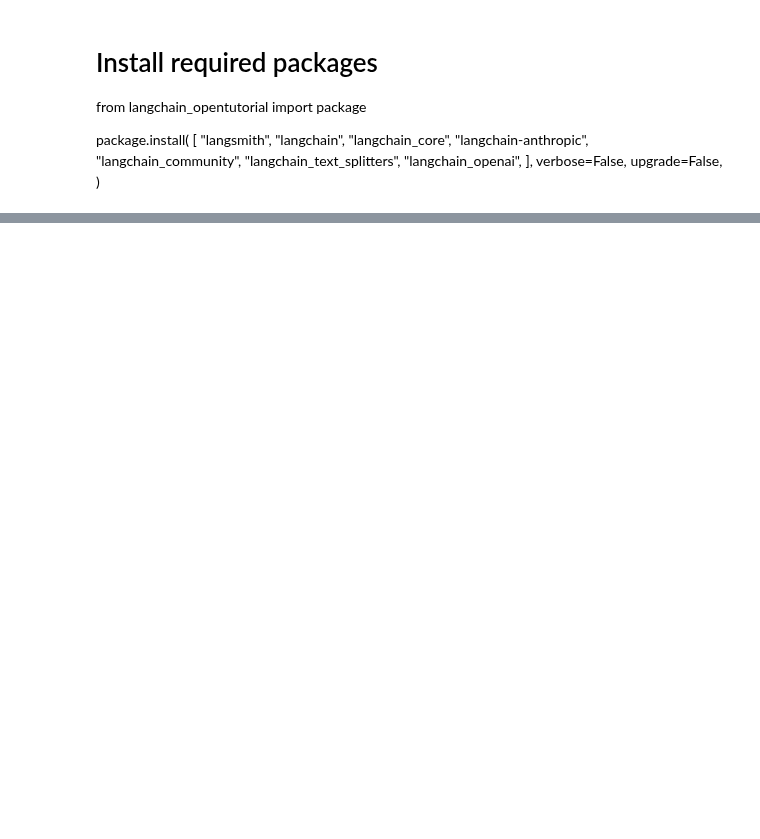
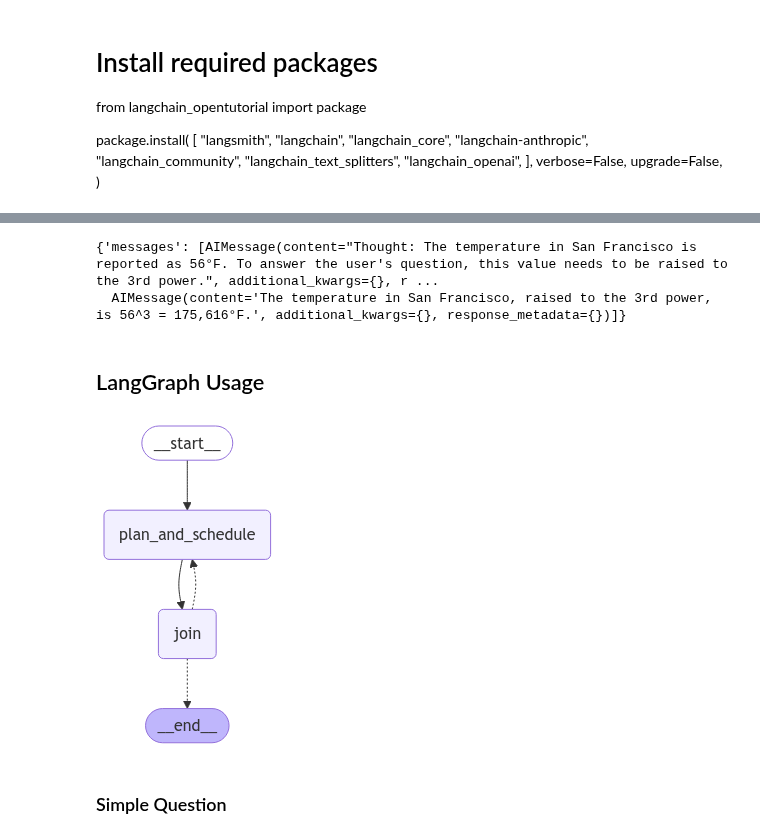
Before and after one commit to syshin0116/Study, a Jupyter notebook: MLDL/LangChain/LangGraph/15-CoT-basedSmartWebSearch.ipynb, the cells around one changed output, grey strips where cells are left out. Saved outputs shown, nothing was run; the diff lists cells and outputs as text; code cells hidden in the pictures; blank space fills up the shorter version.

```diff
--- a/MLDL/LangChain/LangGraph/15-CoT-basedSmartWebSearch.ipynb
+++ b/MLDL/LangChain/LangGraph/15-CoT-basedSmartWebSearch.ipynb
@@ -76,0 +463,4 @@ if not load_dotenv():
+# %%
+llm = ChatOpenAI(model="gpt-4o")
+# This is the primary "agent" in our application
+planner = create_planner(llm, tools, prompt)
@@ -76,0 +718,27 @@ if not load_dotenv():
+# %%
+def _parse_joiner_output(decision: JoinOutputs) -> List[BaseMessage]:
+    response = [AIMessage(content=f"Thought: {decision.thought}")]
+    if isinstance(decision.action, Replan):
+        return {
+            "messages": response
+            + [
+                SystemMessage(
+                    content=f"Context from last attempt: {decision.action.feedback}"
+                )
+            ]
+        }
+    else:
+        return {"messages": response + [AIMessage(content=decision.action.response)]}
+
+
+def select_recent_messages(state) -> dict:
+    messages = state["messages"]
+    selected = []
+    for msg in messages[::-1]:
+        selected.append(msg)
+        if isinstance(msg, HumanMessage):
+            break
+    return {"messages": selected[::-1]}
+
+
+joiner = select_recent_messages | runnable | _parse_joiner_output
@@ -76,0 +747,7 @@ if not load_dotenv():
+# %%
+joiner.invoke({"messages": input_messages})
+# %% [output]
+{'messages': [AIMessage(content="Thought: The temperature in San Francisco is reported as 56°F. To answer the user's question, this value needs to be raised to the 3rd power.", additional_kwargs={}, r ...
+  AIMessage(content='The temperature in San Francisco, raised to the 3rd power, is 56^3 = 175,616°F.', additional_kwargs={}, response_metadata={})]}
+# %% [markdown]
+## LangGraph Usage
@@ -76,0 +793,16 @@ if not load_dotenv():
+# %%
+from IPython.display import Image, display
+from langchain_core.runnables.graph import CurveStyle, MermaidDrawMethod, NodeStyles
+
+# Visualize the compiled StateGraph as a Mermaid diagram
+display(
+    Image(
+        chain.get_graph().draw_mermaid_png(
+            draw_method=MermaidDrawMethod.API,
+        )
+    )
+)
+# %% [output]
+[figure, added]
+# %% [markdown]
+### Simple Question
```
Also changed, not shown: parts of 57 cells of this notebook, 1 other file.
